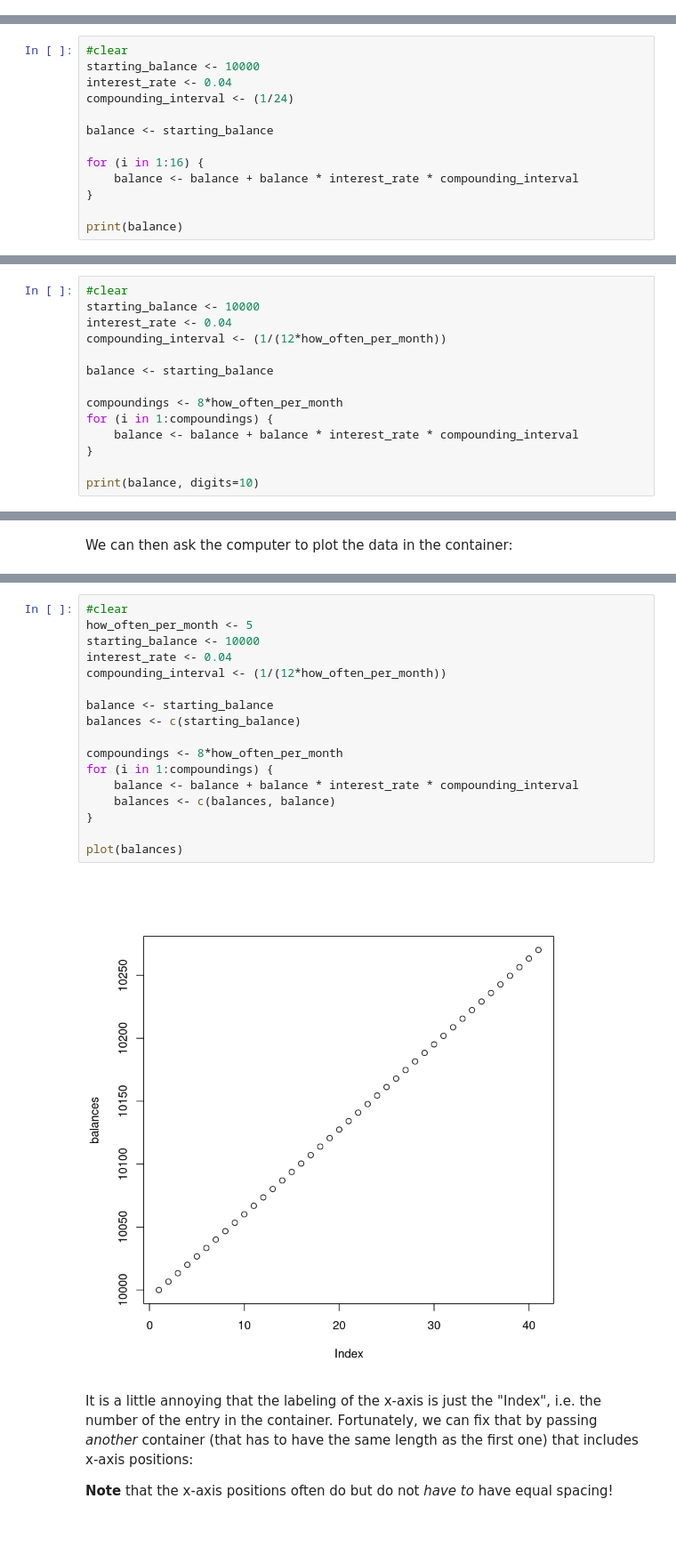
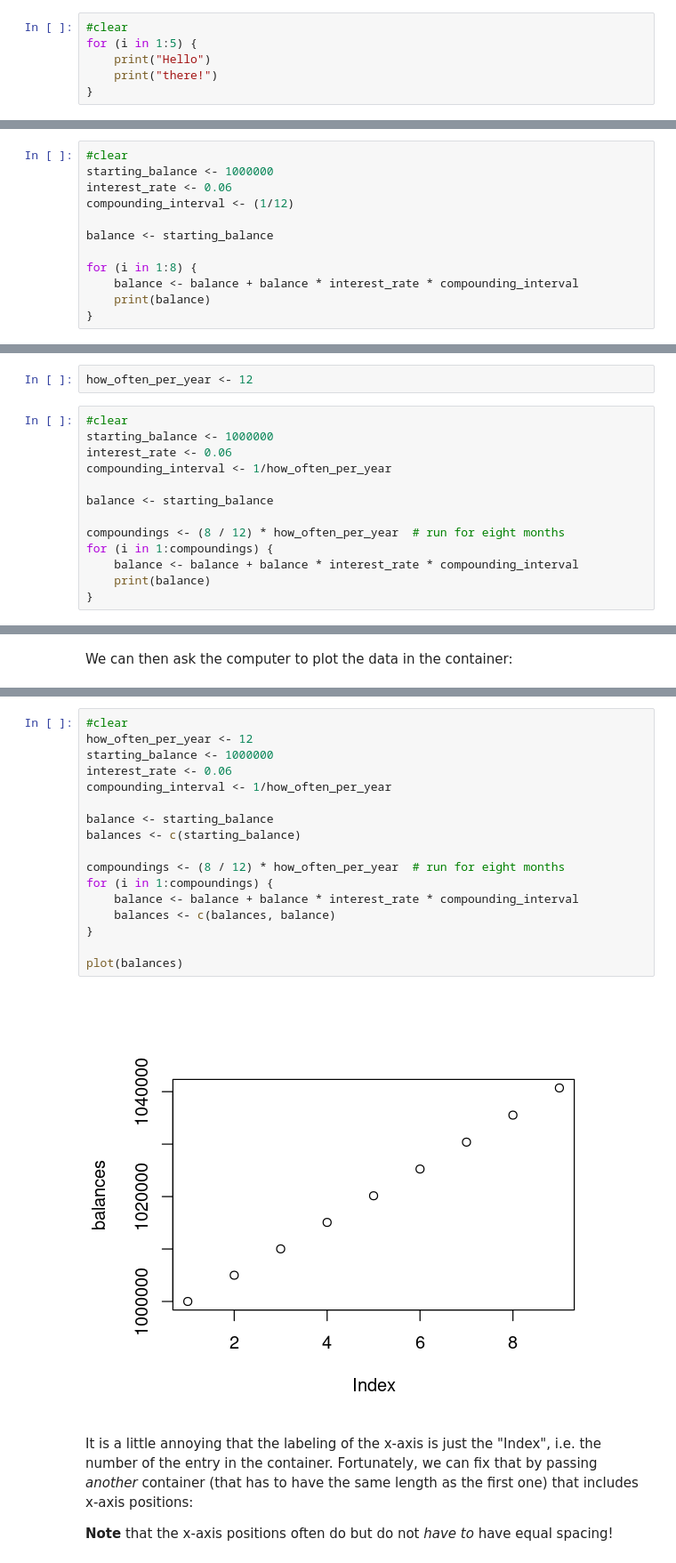
Before and after one commit to inducer/math-experiments, a Jupyter notebook: Interest.ipynb, the cells around one changed output, grey strips where cells are left out. Shown: that part at 89% size. Drawn from its saved outputs; the diff is of its cells as text; blank space fills up the shorter version.

```diff
--- a/Interest.ipynb
+++ b/Interest.ipynb
@@ -280,0 +270,6 @@ This is called a *loop*. Combine the SET-UP and COMPUTATION CELLS into one and u
+# %%
+#clear
+for (i in 1:5) {
+    print("Hello")
+    print("there!")
+}
@@ -281,14 +294,13 @@ This is called a *loop*. Combine the SET-UP and COMPUTATION CELLS into one and u
 # %%
 #clear
-starting_balance <- 10000
-interest_rate <- 0.04
-compounding_interval <- (1/24)
+starting_balance <- 1000000
+interest_rate <- 0.06
+compounding_interval <- (1/12)
 
 balance <- starting_balance
 
-for (i in 1:16) {
+for (i in 1:8) {
     balance <- balance + balance * interest_rate * compounding_interval
+    print(balance)
 }
-
-print(balance)
 # %% [output]
@@ -304,15 +322,16 @@ how_often_per_month <- 2
+# %%
+how_often_per_year <- 12
 # %%
 #clear
-starting_balance <- 10000
-interest_rate <- 0.04
-compounding_interval <- (1/(12*how_often_per_month))
+starting_balance <- 1000000
+interest_rate <- 0.06
+compounding_interval <- 1/how_often_per_year
 
 balance <- starting_balance
 
-compoundings <- 8*how_often_per_month
+compoundings <- (8 / 12) * how_often_per_year  # run for eight months
 for (i in 1:compoundings) {
     balance <- balance + balance * interest_rate * compounding_interval
+    print(balance)
 }
-
-print(balance, digits=10)
 # %% [output]
@@ -369,22 +393,22 @@ Change the latest version of your computation (the one with varying `how_often_p
 # %%
 #clear
-how_often_per_month <- 5
-starting_balance <- 10000
-interest_rate <- 0.04
-compounding_interval <- (1/(12*how_often_per_month))
+how_often_per_year <- 12
+starting_balance <- 1000000
+interest_rate <- 0.06
+compounding_interval <- 1/how_often_per_year
 
 balance <- starting_balance
 balances <- c(starting_balance)
 
-compoundings <- 8*how_often_per_month
+compoundings <- (8 / 12) * how_often_per_year  # run for eight months
 for (i in 1:compoundings) {
     balance <- balance + balance * interest_rate * compounding_interval
     balances <- c(balances, balance)
 }
 
 plot(balances)
 # %% [output]
-[figure, old version]
+[figure, new version]
 # %% [markdown]
 It is a little annoying that the labeling of the x-axis is just the "Index", i.e. the number of the entry in the container. Fortunately, we can fix that by passing *another* container (that has to have the same length as the first one) that includes x-axis positions:
 
```
Also changed, not shown: parts of 57 cells of this notebook, 1 other file.
